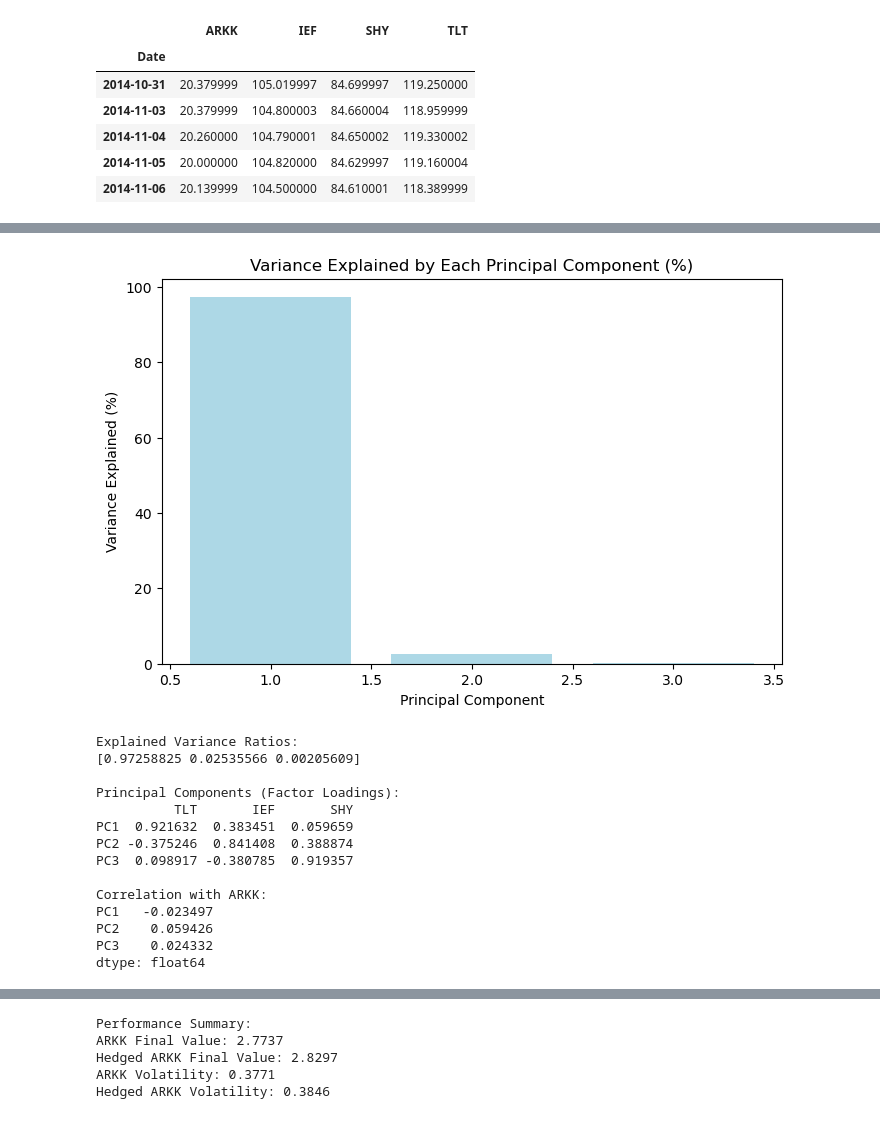
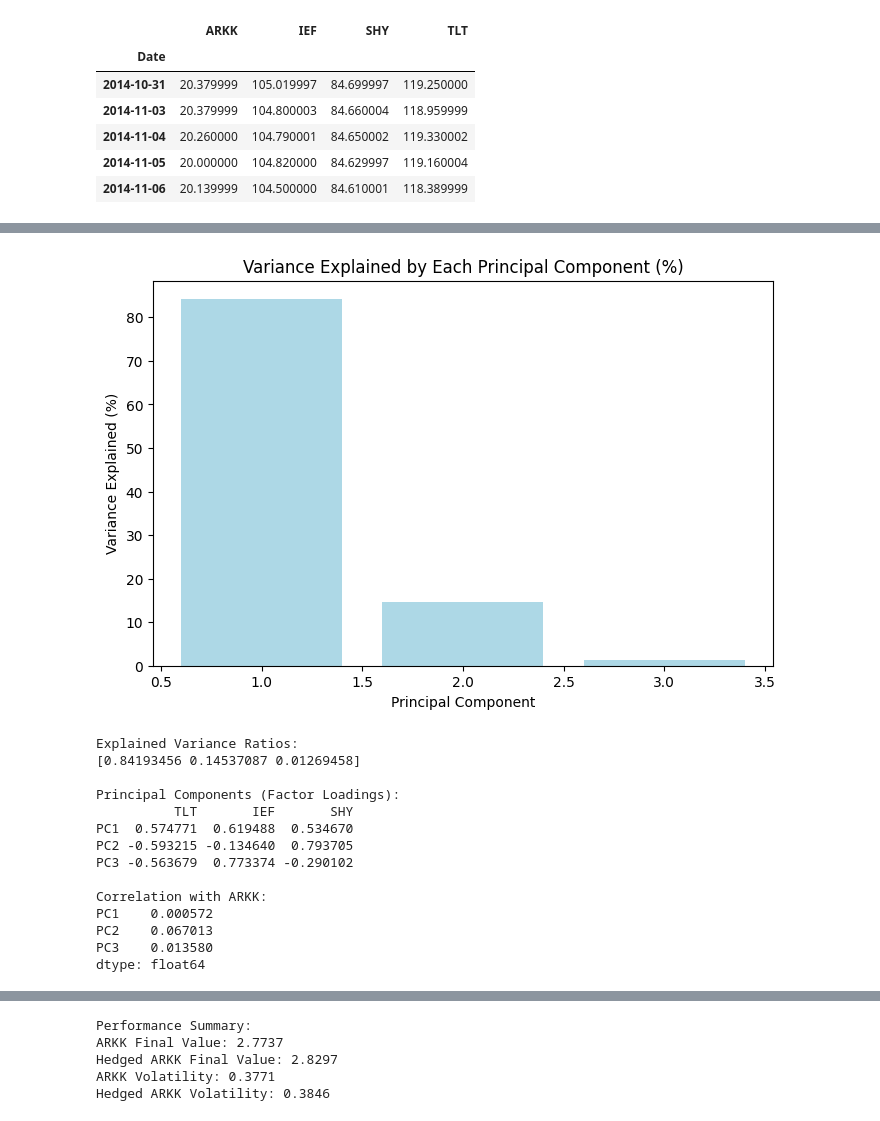
Before and after one commit to mschaefer77/MF-Project, a Jupyter notebook: Duration_Hedge.ipynb, the cells around one changed output, grey strips where cells are left out. Saved outputs shown, nothing was run; the diff lists cells and outputs as text; code cells hidden in the pictures.

```diff
--- a/Duration_Hedge.ipynb
+++ b/Duration_Hedge.ipynb
@@ -92,54 +92,56 @@ dtype: float64
 # %%
+from sklearn.preprocessing import StandardScaler
 
+scaler = StandardScaler()
 pca_n_components = 3
 
-rate_returns = returns[hedging_tickers]
+rate_returns = scaler.fit_transform(returns[hedging_tickers])
 pca = PCA(n_components=pca_n_components)
 pca.fit(rate_returns)
 
 # Step 4: Extract results
 explained_variance = pca.explained_variance_ratio_
 components = pd.DataFrame(pca.components_, columns=[hedging_tickers], index=[f'PC{i+1}' for i in range(pca_n_components)])
 
 # Step 5: Project ARKK returns onto PCA components
 transformed = pca.transform(rate_returns)
-pca_returns = pd.DataFrame(transformed, columns=[f'PC{i+1}' for i in range(pca_n_components)], index=rate_returns.index)
+pca_returns = pd.DataFrame(transformed, columns=[f'PC{i+1}' for i in range(pca_n_components)], index=returns.index)
 
 # Step 6: Correlate ARKK with principal components
 correlations = pca_returns.corrwith(returns['ARKK'])
 
 # Step 7: Plot variance explained
 plt.figure(figsize=(8, 5))
 plt.bar(range(1, 4), explained_variance * 100, color='lightblue')
 plt.title("Variance Explained by Each Principal Component (%)")
 plt.xlabel("Principal Component")
 plt.ylabel("Variance Explained (%)")
 plt.show()
 
 # Output analysis
 print("\nExplained Variance Ratios:")
 print(explained_variance)
 
 print("\nPrincipal Components (Factor Loadings):")
 print(components)
 
 print("\nCorrelation with ARKK:")
 print(correlations)
 # %% [output]
-[figure, old version]
+[figure, new version]
 Explained Variance Ratios:
-[0.97258825 0.02535566 0.00205609]
+[0.84193456 0.14537087 0.01269458]
 
 Principal Components (Factor Loadings):
           TLT       IEF       SHY
-PC1  0.921632  0.383451  0.059659
-PC2 -0.375246  0.841408  0.388874
-PC3  0.098917 -0.380785  0.919357
+PC1  0.574771  0.619488  0.534670
+PC2 -0.593215 -0.134640  0.793705
+PC3 -0.563679  0.773374 -0.290102
 
 Correlation with ARKK:
-PC1   -0.023497
-PC2    0.059426
-PC3    0.024332
+PC1    0.000572
+PC2    0.067013
+PC3    0.013580
 dtype: float64
 # %%
 hedging_tickers = ['IEF', 'SHY']
```
Also changed, not shown: parts of 1 cell of this notebook, 4 other files.
